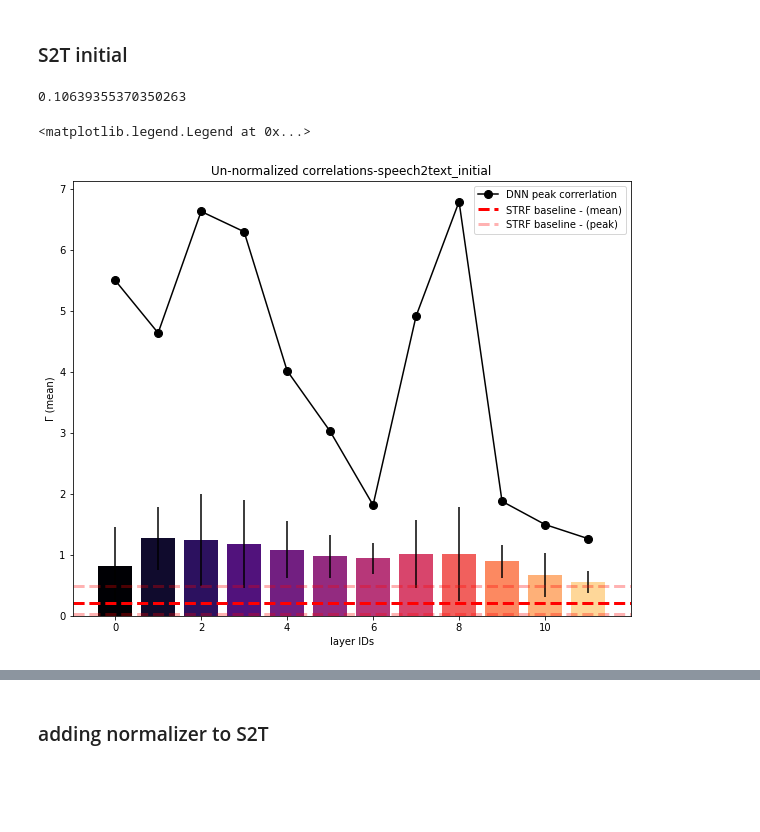
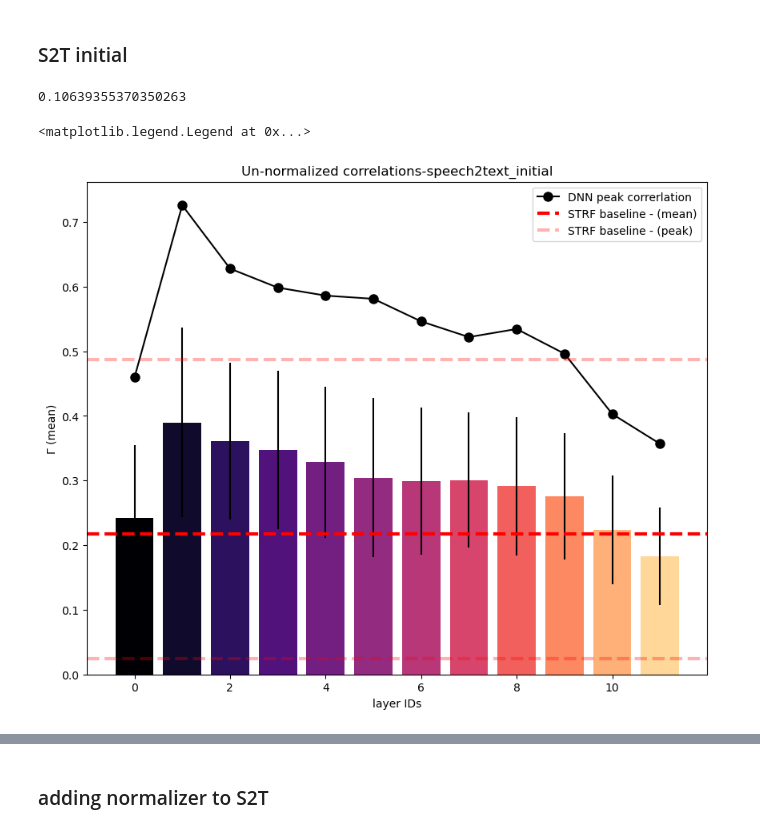
Before and after one commit to bilalhsp/Auditory_Cortex, a Jupyter notebook: experiments/correlations_analysis/correlations_analysis.ipynb, the cells around one changed output, grey strips where cells are left out. Cells and saved outputs as stored; diff of their text form; code cells hidden in the pictures; blank space fills up the shorter version.

```diff
--- a/experiments/correlations_analysis/correlations_analysis.ipynb
+++ b/experiments/correlations_analysis/correlations_analysis.ipynb
@@ -152,7 +1496,7 @@ plt.legend(loc='best')
 [figure]
 # %%
 model_name = 'wave2vec2'
-results_dir = '/depot/jgmakin/data/auditory_cortex/correlation_results/cross_validated_correlations'
+# results_dir = '/depot/jgmakin/data/auditory_cortex/correlation_results/cross_validated_correlations'
 filename = f"{model_name}_corr_results.csv"
 file_path = os.path.join(results_dir, filename)
 
@@ -193,7 +1644,7 @@ plt.legend(loc='best')
 ### analyzing S2T
 # %%
 model_name = 'speech2text'
-results_dir = '/depot/jgmakin/data/auditory_cortex/correlation_results/cross_validated_correlations'
+# results_dir = '/depot/jgmakin/data/auditory_cortex/correlation_results/cross_validated_correlations'
 filename = f"{model_name}_corr_results.csv"
 # filename = 'speech2text_testing_for_modified_code.csv'
 file_path = os.path.join(results_dir, filename)
@@ -287,7 +1791,7 @@ plt.legend(loc='best')
 ### w2l original
 # %%
 model_name = 'w2l_original'
-results_dir = '/depot/jgmakin/data/auditory_cortex/correlation_results/cross_validated_correlations'
+# results_dir = '/depot/jgmakin/data/auditory_cortex/correlation_results/cross_validated_correlations'
 filename = f"{model_name}_corr_results.csv"
 file_path = os.path.join(results_dir, filename)
 
@@ -335,33 +1839,34 @@ file_path = os.path.join(results_dir, filename)
 corr_obj = analysis.correlations(file_path)
 # %%
 fig, ax = plt.subplots(figsize=(10,8))
-column = 'normalized_test_cc'
+# column = 'normalized_test_cc'
+column = 'test_cc_raw'
 mean, std, max = corr_obj.summarize(session=session,
                         # threshold=threshold,
                         bin_width=40,
                         delay=delay,
                         N_sents=500,
                         col_name=column
                         )
 
 import matplotlib.cm as cm
 cmap = cm.get_cmap('magma')
 colors = cmap(np.arange(mean.shape[0])/mean.shape[0])
 plt.bar(x=np.arange(mean.shape[0]), height=mean, yerr=std, color=colors)
 # plt.ylim([0, 0.8])
 plt.ylabel('\u0393 (mean)')
 plt.xlabel("layer IDs")
 plt.title(f"Un-normalized correlations-{model_name}")
 
 plt.plot(max, 'o-', markersize=8, color='k', label='DNN peak correrlation')
 
 # plotting the baseline...
 plt.axhline(np.mean(baseline_corr), c='r', linewidth=3, ls='--', label='STRF baseline - (mean)')
 print(np.std(baseline_corr))
 plt.axhline(np.max(baseline_corr), c='r', linewidth=3, ls='--', alpha=0.3, label='STRF baseline - (peak)')
 plt.axhline(np.min(baseline_corr), c='r', linewidth=3, ls='--', alpha=0.3)
 plt.legend(loc='best')
 # %% [output]
 0.10639355370350263
 <matplotlib.legend.Legend at 0x...>
-[figure, old version]
+[figure, new version]
```
Also changed, not shown: parts of 122 cells of this notebook, 20 other files.
